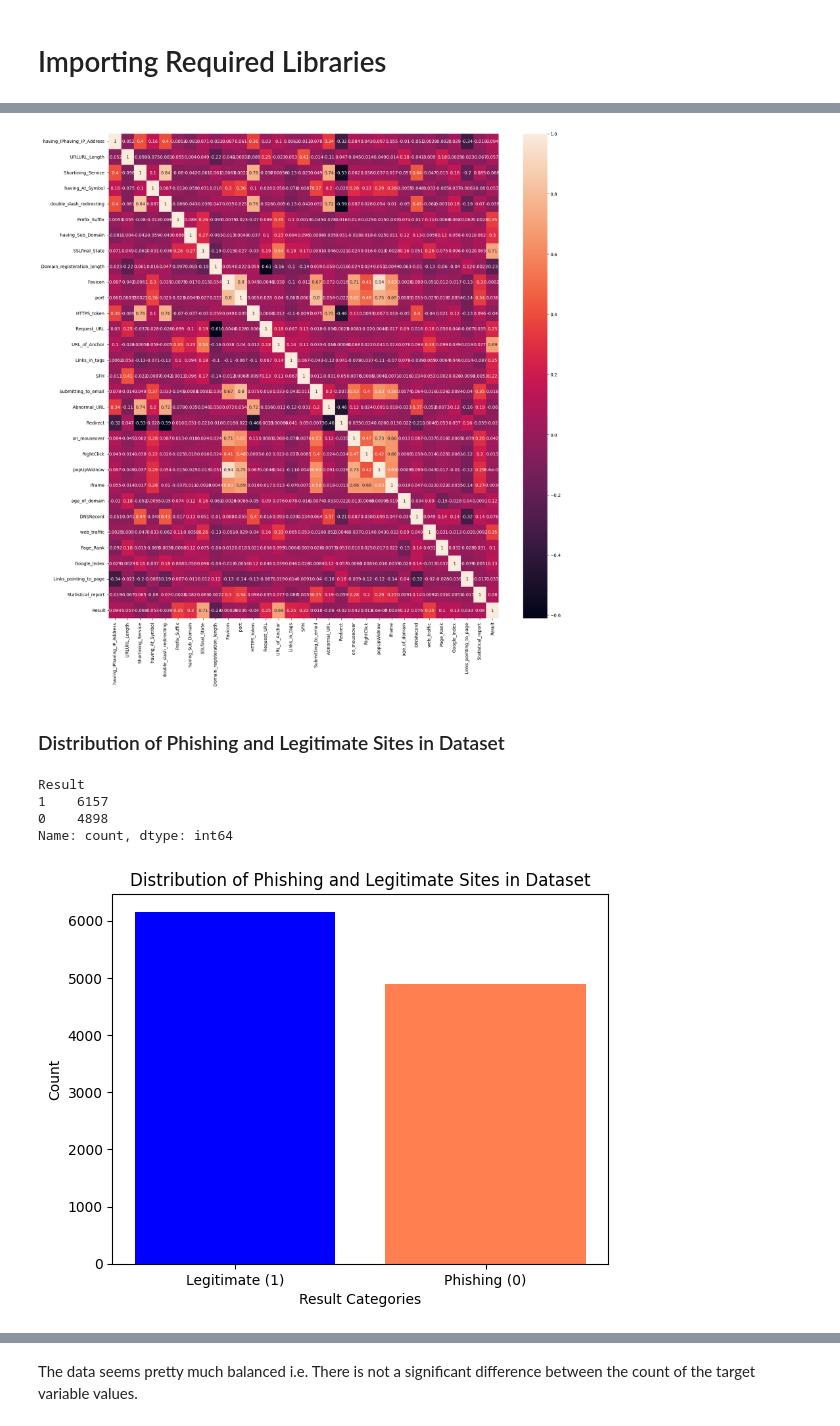
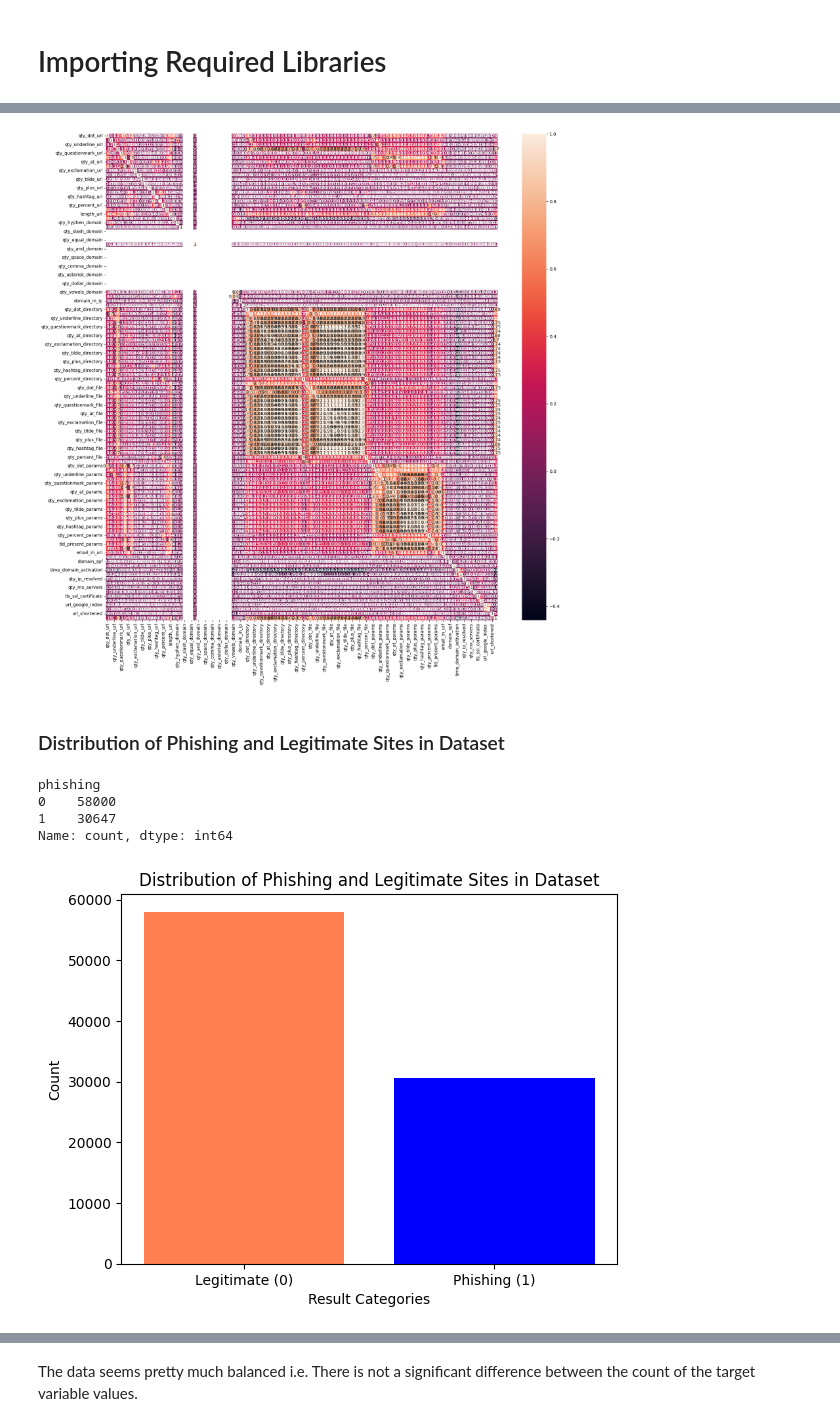
Before and after one commit to sultanul-ovi/PhishGuard, a Jupyter notebook: phishguard2.ipynb, the cells around one changed output, grey strips where cells are left out. Drawn from its saved outputs; the diff is of its cells as text; code cells hidden in the pictures.

```diff
--- a/phishguard2.ipynb
+++ b/phishguard2.ipynb
@@ -49,7 +39,7 @@ A collection of website URLs for 11000+ websites. Each sample has 30 website par
 # %%
 #Loading data into dataframe
 
-file_path = 'data/dataset1.csv'
+file_path = 'data/dataset2.csv'
 data1 = pd.read_csv(file_path)
 # %%
 data1.head()
@@ -161,7 +128,0 @@ According to the Data descrition, these are the meaning of the values in the dat
-# %%
-#Replacing -1 with 0
-data1['Result']=data1['Result'].replace(-1,0)
-# %%
-# Let us drop the index column because that acts as a primary key and has no significance in EDA and modelling
-data1 = data1.drop(data1.columns[0],axis=1)
-data1
@@ -215,32 +151,32 @@ plt.figure(figsize=(20,20))
 sns.heatmap(data1.corr(), annot=True)
 plt.show()
 # %% [output]
-[figure, old version]
+[figure, new version]
 # %% [markdown]
 ### Distribution of Phishing and Legitimate Sites in Dataset
 # %%
 # Count the occurrences of each category in the 'Result' column
-result_counts = data1['Result'].value_counts()
-print(data1['Result'].value_counts())
+result_counts = data1['phishing'].value_counts()
+print(data1['phishing'].value_counts())
 # Defining colors for the bar chart based on the index of result_counts
 # (assuming -1 for Phishing and 1 for Legitimate)
 colors = ['Coral' if index == 0 else 'blue' for index in result_counts.index]
 
 # Define labels for the categories
-labels = ['Legitimate (1)','Phishing (0)']
+labels = ['Legitimate (0)','Phishing (1)']
 
 # Create an enhanced bar chart
 plt.bar(labels, result_counts.values, color=colors)
 plt.xlabel('Result Categories')
 plt.ylabel('Count')
 plt.title('Distribution of Phishing and Legitimate Sites in Dataset')
 plt.show()
 # %% [output]
-Result
-1    6157
-0    4898
+phishing
+0    58000
+1    30647
 Name: count, dtype: int64
-[figure, old version]
+[figure, new version]
 # %%
 # Phishing Count in pie chart
 
```
Also changed, not shown: parts of 47 cells of this notebook, 2 other files.
